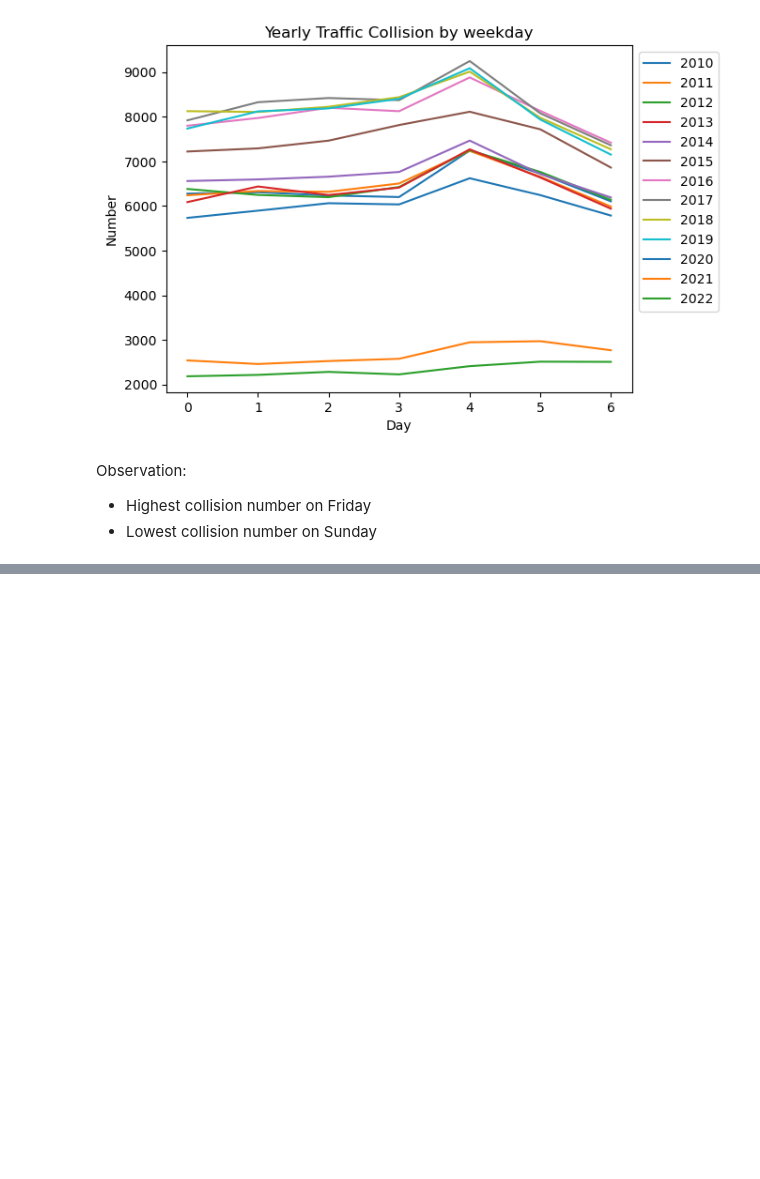
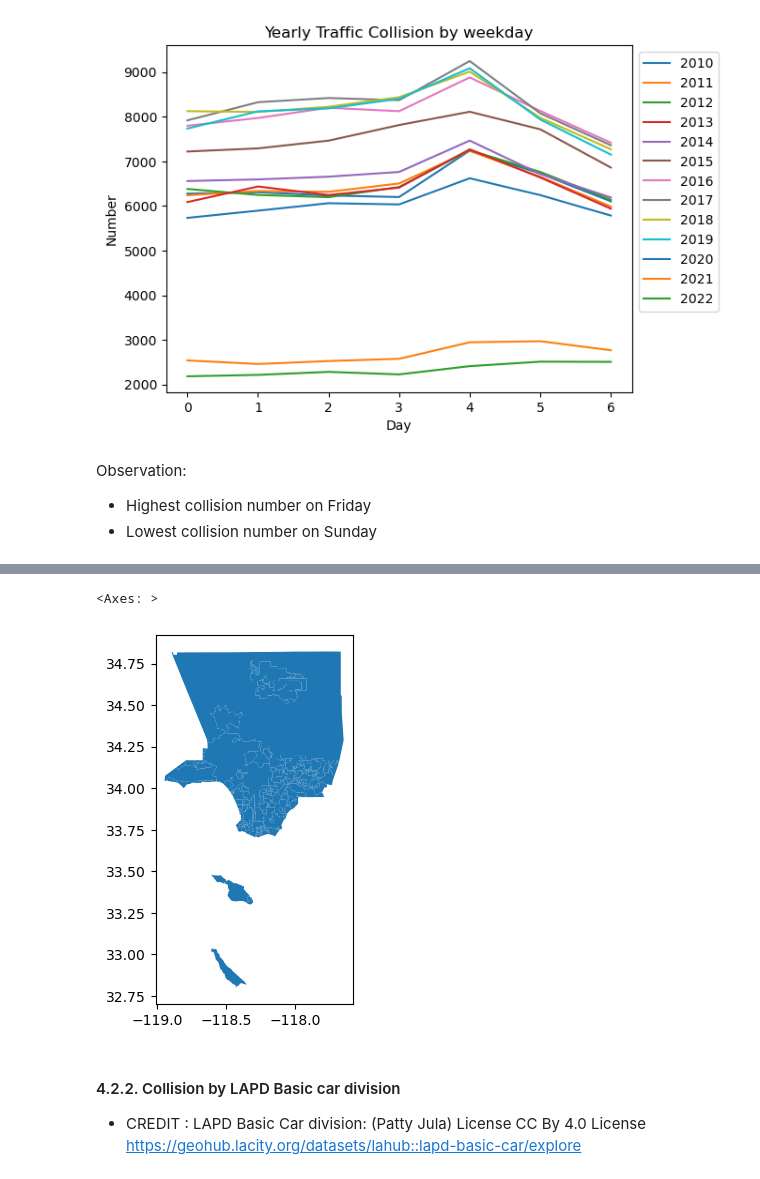
Before and after one commit to OmdenaAI/la-usa-chapter-open-data, a Jupyter notebook: src/visualizations/traffic_collision_report.ipynb, the cells around one changed output, grey strips where cells are left out. Drawn from its saved outputs; the diff is of its cells as text; code cells hidden in the pictures; blank space fills up the shorter version.

```diff
--- a/src/visualizations/traffic_collision_report.ipynb
+++ b/src/visualizations/traffic_collision_report.ipynb
@@ -242,0 +323,3 @@ Observation:
+# %%
+la_city_boundaries_map = gpd.read_file('./../data/traffic_collision/City_Boundaries/City_Boundaries.shp')
+la_city_boundaries_map.crs
@@ -242,0 +338,9 @@ Observation:
+# %%
+la_city_boundaries_map.plot()
+# %% [output]
+<Axes: >
+[figure, added]
+# %% [markdown]
+#### 4.2.2. Collision by LAPD Basic car division
+- CREDIT : LAPD Basic Car division: (Patty Jula) License CC By 4.0 License
+https://geohub.lacity.org/datasets/lahub::lapd-basic-car/explore
```
Also changed, not shown: parts of 39 cells of this notebook.
